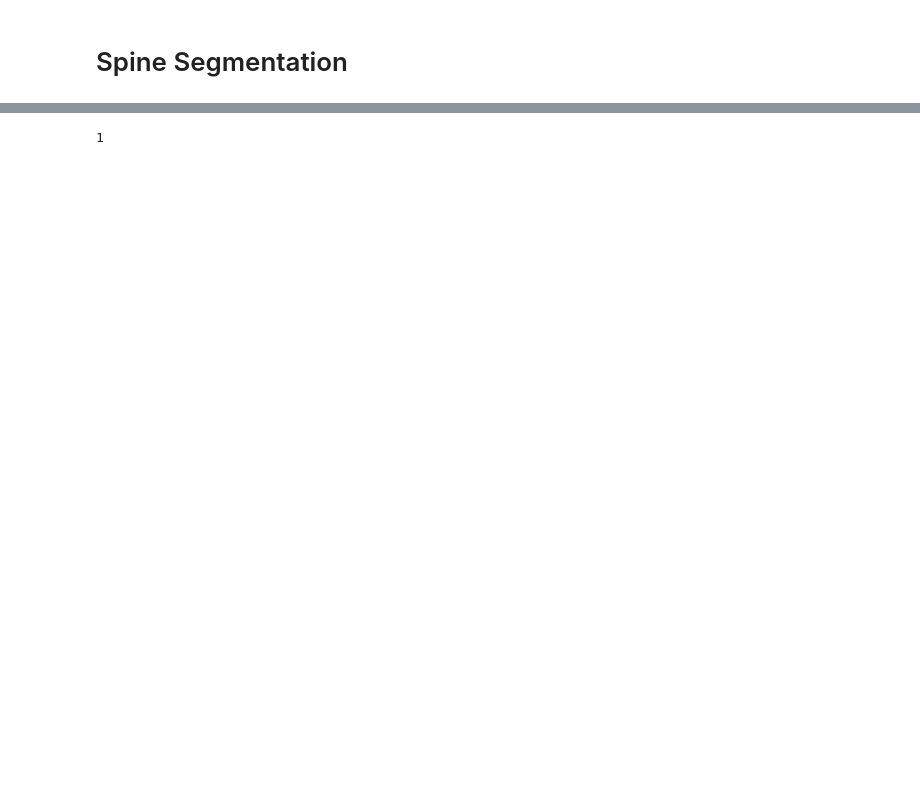
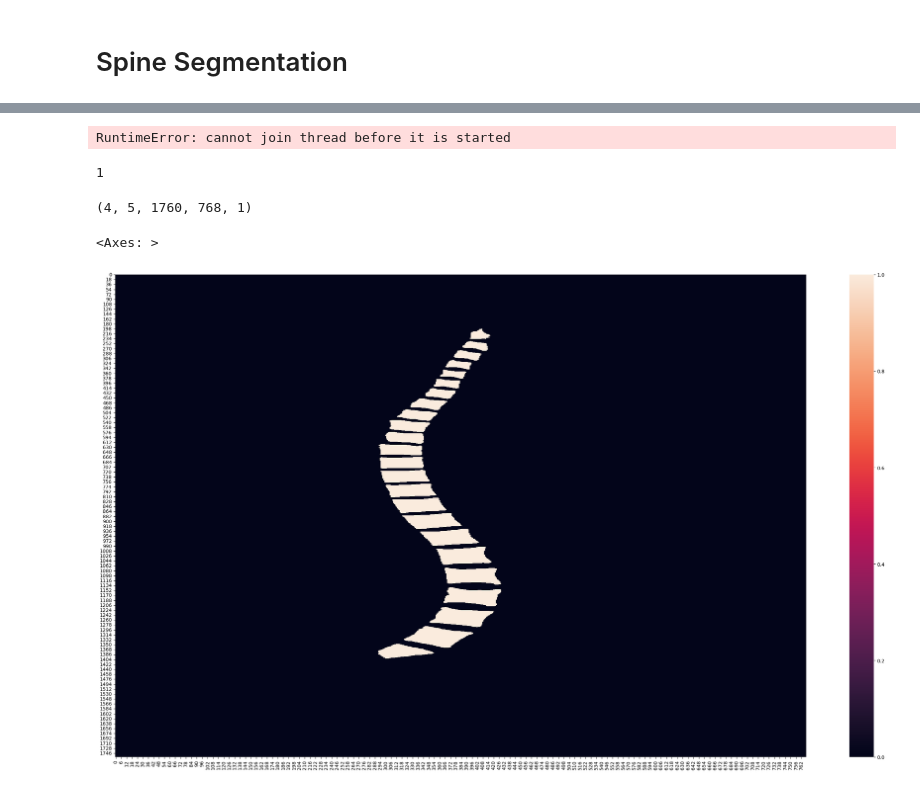
Before and after one commit to 1n6ty/ML-tasks, a Jupyter notebook: Model/spine_segm.ipynb, the cells around one changed output, grey strips where cells are left out. Cells and saved outputs as stored; diff of their text form; code cells hidden in the pictures; blank space fills up the shorter version.

```diff
--- a/Model/spine_segm.ipynb
+++ b/Model/spine_segm.ipynb
@@ -25,6 +34,51 @@ RESULTS = os.path.abspath('../Results')
 
 IMG_SHAPE = (1760, 768)
 WEIGHTS2LOAD = os.path.join(RESULTS, '1_unetpp_side.weights.h5')
+# %%
+# Testing
+
+def __open_png(file_path_side, file_path_frontal, new_image_size = None):
+    img_side = cv2.imread(file_path_side)
+    img_frontal = cv2.imread(file_path_frontal)
+
+    if img_side.shape[0] < img_frontal.shape[0]:
+        d = int((img_frontal.shape[0] - img_side.shape[0]) / 2)
+        img_side = cv2.copyMakeBorder(img_side, d, d, 0, 0, cv2.BORDER_CONSTANT, (0, 0, 0))
+    else:
+        d = int((img_side.shape[0] - img_frontal.shape[0]) / 2)
+        img_frontal = cv2.copyMakeBorder(img_frontal, d, d, 0, 0, cv2.BORDER_CONSTANT, (0, 0, 0))
+
+    img_side_hip = np.copy(img_side)
+    img_frontal_hip = np.copy(img_frontal)
+
+    img_side = cv2.inRange(img_side, (0, 0, 210), (40, 40, 256))
+    img_frontal = cv2.inRange(img_frontal, (0, 0, 210), (40, 40, 256))
+
+    img_side_hip = cv2.inRange(img_side_hip, (210, 0, 0), (256, 40, 40))
+    img_frontal_hip = cv2.inRange(img_frontal_hip, (210, 0, 0), (256, 40, 40))
+
+    if new_image_size != None:
+        img_side = cv2.resize(img_side, new_image_size[::-1], interpolation=cv2.INTER_CUBIC)
+        img_frontal = cv2.resize(img_frontal, new_image_size[::-1], interpolation=cv2.INTER_CUBIC)
+
+        img_side_hip = cv2.resize(img_side_hip, new_image_size[::-1], interpolation=cv2.INTER_CUBIC)
+        img_frontal_hip = cv2.resize(img_frontal_hip, new_image_size[::-1], interpolation=cv2.INTER_CUBIC)
+
+    return (
+        np.array(img_side, dtype="float32") / np.max(img_side),
+        np.array(img_frontal, dtype="float32") / np.max(img_frontal),
+        np.array(img_side_hip, dtype="float32") / np.max(img_side_hip),
+        np.array(img_frontal_hip, dtype="float32") / np.max(img_frontal_hip)
+    )
+
+pixel_array_side, pixel_array_frontal, pixel_array_side_hip, pixel_array_frontal_hip = __open_png(os.path.join(DATA_DIR, "side_1.png"), os.path.join(DATA_DIR, "frontal_1.png"))
+pixel_spacing = np.array([0.5, 0.5])
+
+from spine_segmentation.segmentation.funcs import get_borders
+
+print(get_borders(pixel_array_side))
+# %% [output]
+RuntimeError: cannot join thread before it is started
 # %%
 # Data Generator
 from keras.utils import Sequence
@@ -253,3 +287,17 @@ sns.heatmap(data_true, ax=ax[0])
+# %%
+# Getting test image
+
+data_test = np.load(os.path.join(RESULTS, "model_tresult.npy"))
+print(data_test.shape)
+fig, ax = plt.subplots(nrows=1, ncols=1)
+fig.set_figheight(18)
+fig.set_figwidth(32)
+
+sns.heatmap(np.where(np.squeeze(data_test[3][4]) > 0.5, 1, 0))
+# %% [output]
+(4, 5, 1760, 768, 1)
+<Axes: >
+[figure, added]
 # %%
 # Plot the border
 border_coords = get_borders(data_true)
```
Also changed, not shown: parts of 8 cells of this notebook, 10 other files.
